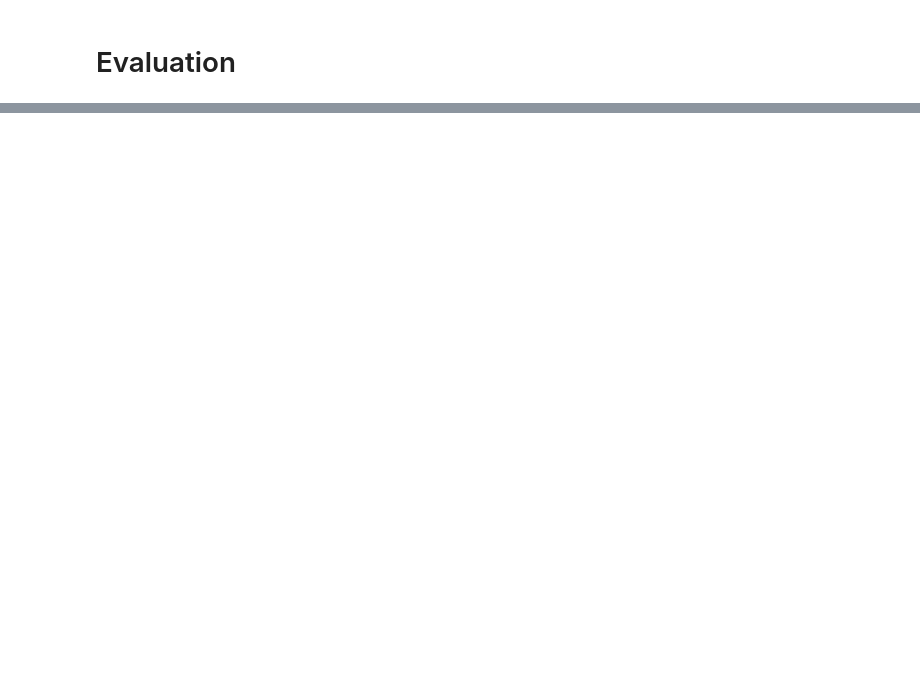
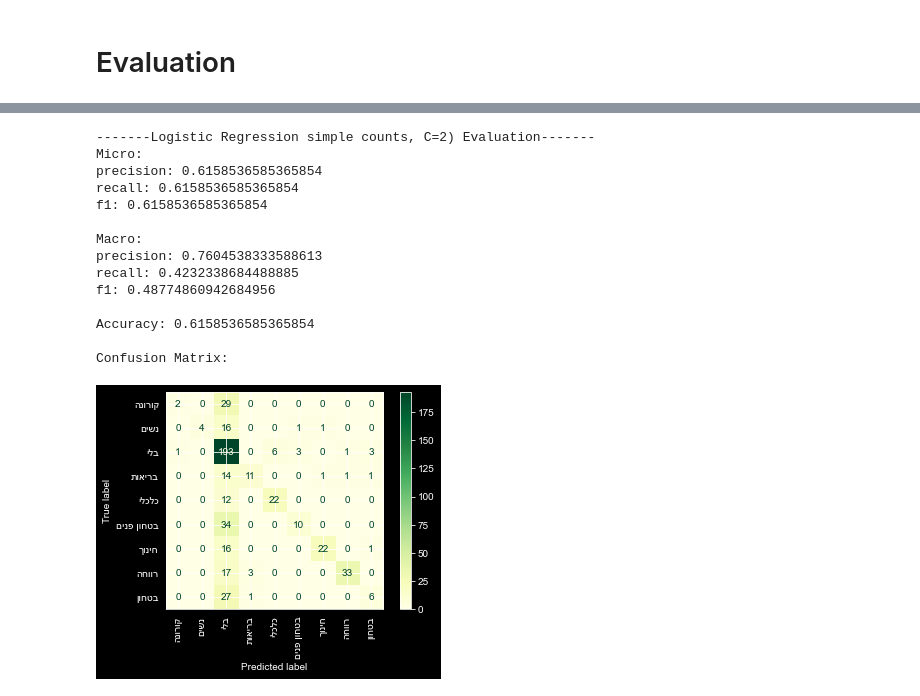
Before and after one commit to NitzanBarzilay/KnessetTopicClassification, a Jupyter notebook: notebooks/4 - Topic classification.ipynb, the cells around one changed output, grey strips where cells are left out. Saved outputs shown, nothing was run; the diff lists cells and outputs as text; code cells hidden in the pictures; blank space fills up the shorter version.

```diff
--- a/notebooks/4 - Topic classification.ipynb
+++ b/notebooks/4 - Topic classification.ipynb
@@ -55,0 +77,2 @@ Name: Tag, dtype: int64
+# %%
+logistic_c2_simple_model, logistic_c2_simple_predicted = cross_validate_and_save_model(LogisticRegression(C=2), X_train_counts, y_train, X_test_counts, kf, scoring, 'logistic_c2_simple_counts')
@@ -63,0 +248,18 @@ Name: Tag, dtype: int64
+# %%
+evaluate("-------Logistic Regression simple counts, C=2) Evaluation-------",y_test,logistic_c2_simple_predicted)
+# %% [output]
+-------Logistic Regression simple counts, C=2) Evaluation-------
+Micro:
+precision: 0.6158536585365854
+recall: 0.6158536585365854
+f1: 0.6158536585365854
+
+Macro:
+precision: 0.7604538333588613
+recall: 0.4232338684488885
+f1: 0.48774860942684956
+
+Accuracy: 0.6158536585365854
+
+Confusion Matrix:
+[figure, added]
```
Also changed, not shown: parts of 42 cells of this notebook, 5 other files.
